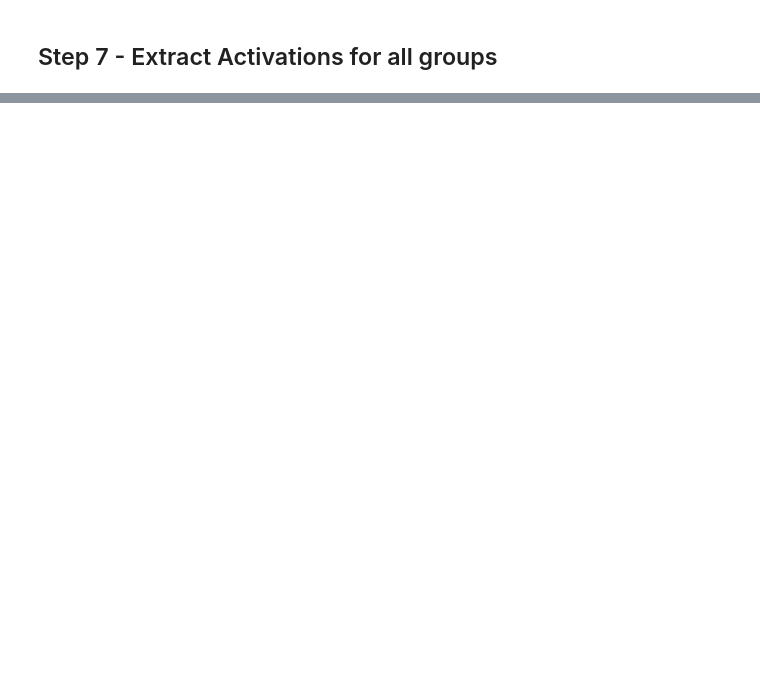
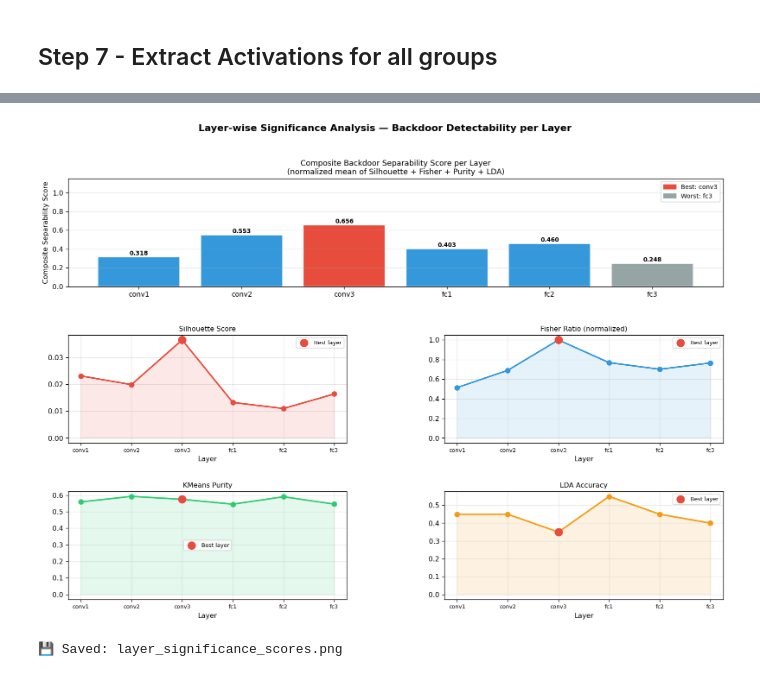
Before and after one commit to Simon-Kraft/reconstruction-activation-clustering, a Jupyter notebook: main.ipynb, the cells around one changed output, grey strips where cells are left out. Drawn from its saved outputs; the diff is of its cells as text; code cells hidden in the pictures; blank space fills up the shorter version.

```diff
--- a/main.ipynb
+++ b/main.ipynb
@@ -582,0 +704,67 @@ for name, feat in reconstructed_layer_feats.items():
+# %%
+layers_ordered = list(backdoor_model.LAYER_REGISTRY.keys())  # keep network depth order
+
+metrics = ['silhouette', 'fisher', 'purity', 'lda']
+metric_labels = ['Silhouette Score', 'Fisher Ratio (norm)', 'KMeans Purity', 'LDA Accuracy']
+colors_m = ['#e74c3c', '#3498db', '#2ecc71', '#f39c12']
+
+# Normalize Fisher for fair plotting
+df_plot = df_scores.loc[layers_ordered].copy()
+fr_max = df_plot['fisher'].max()
+df_plot['fisher_plot'] = df_plot['fisher'] / (fr_max + 1e-8)
+
+fig = plt.figure(figsize=(17, 11))
+gs  = gridspec.GridSpec(3, 2, hspace=0.45, wspace=0.35)
+fig.suptitle(
+    "Layer-wise Significance Analysis — Backdoor Detectability per Layer",
+    fontsize=14, fontweight='bold'
+)
+
+# --- 1. Composite score bar ---
+ax0 = fig.add_subplot(gs[0, :])
+comp = [df_scores.loc[l, 'composite'] if l in df_scores.index else 0 for l in layers_ordered]
+bar_colors = ['#e74c3c' if l == BEST_LAYER else
+              '#95a5a6' if l == WORST_LAYER else '#3498db'
+              for l in layers_ordered]
+bars = ax0.bar(layers_ordered, comp, color=bar_colors, edgecolor='white', linewidth=1.5)
+for bar, val in zip(bars, comp):
+    ax0.text(bar.get_x() + bar.get_width()/2, bar.get_height() + 0.005,
+             f"{val:.3f}", ha='center', va='bottom', fontsize=8.5, fontweight='bold')
+ax0.set_ylabel("Composite Separability Score")
+ax0.set_title("Composite Backdoor Separability Score per Layer\n"
+              "(normalized mean of Silhouette + Fisher + Purity + LDA)",
+              fontsize=11)
+ax0.set_ylim(0, 1.15)
+best_patch  = mpatches.Patch(color='#e74c3c', label=f'Best: {BEST_LAYER}')
+worst_patch = mpatches.Patch(color='#95a5a6', label=f'Worst: {WORST_LAYER}')
+ax0.legend(handles=[best_patch, worst_patch], fontsize=9)
+ax0.grid(axis='y', alpha=0.3)
+
+# --- 2-5. Individual metric line plots ---
+plot_keys = ['silhouette', 'fisher_plot', 'purity', 'lda']
+plot_lbls = ['Silhouette Score', 'Fisher Ratio (normalized)', 'KMeans Purity', 'LDA Accuracy']
+positions = [gs[1,0], gs[1,1], gs[2,0], gs[2,1]]
+
+for pos, key, lbl, col in zip(positions, plot_keys, plot_lbls, colors_m):
+    ax = fig.add_subplot(pos)
+    vals = [df_plot.loc[l, key] if key in df_plot.columns else
+            df_plot.loc[l, key.replace('_plot', '')] for l in layers_ordered]
+    ax.plot(layers_ordered, vals, marker='o', linewidth=2.2, color=col, markersize=7)
+    ax.fill_between(layers_ordered, vals, alpha=0.12, color=col)
+
+    # Highlight best
+    best_val = df_plot.loc[BEST_LAYER, key] if key in df_plot.columns else df_plot.loc[BEST_LAYER, key.replace('_plot','')]
+    ax.scatter([BEST_LAYER], [best_val], color='#e74c3c', s=120, zorder=5, label='Best layer')
+
+    ax.set_title(lbl, fontsize=10)
+    ax.set_xlabel("Layer")
+    ax.tick_params(axis='x', labelsize=8)
+    ax.grid(alpha=0.3)
+    ax.legend(fontsize=8)
+
+plt.savefig('layer_significance_scores.png', dpi=130, bbox_inches='tight')
+plt.show()
+print(f"\n💾 Saved: layer_significance_scores.png")
+# %% [output]
+[figure, added]
+💾 Saved: layer_significance_scores.png
```
Also changed, not shown: parts of 19 cells of this notebook, 4 other files.
